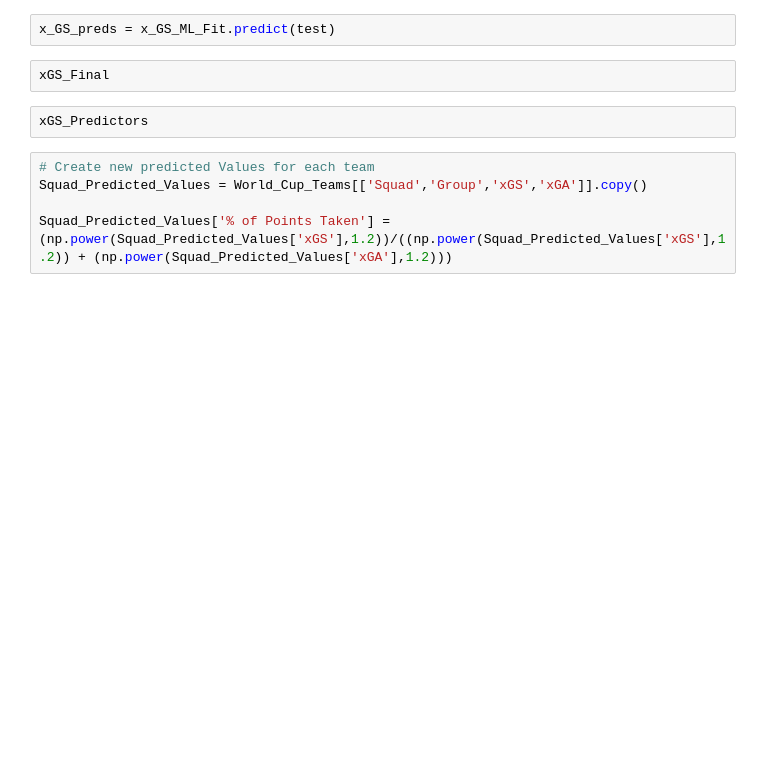
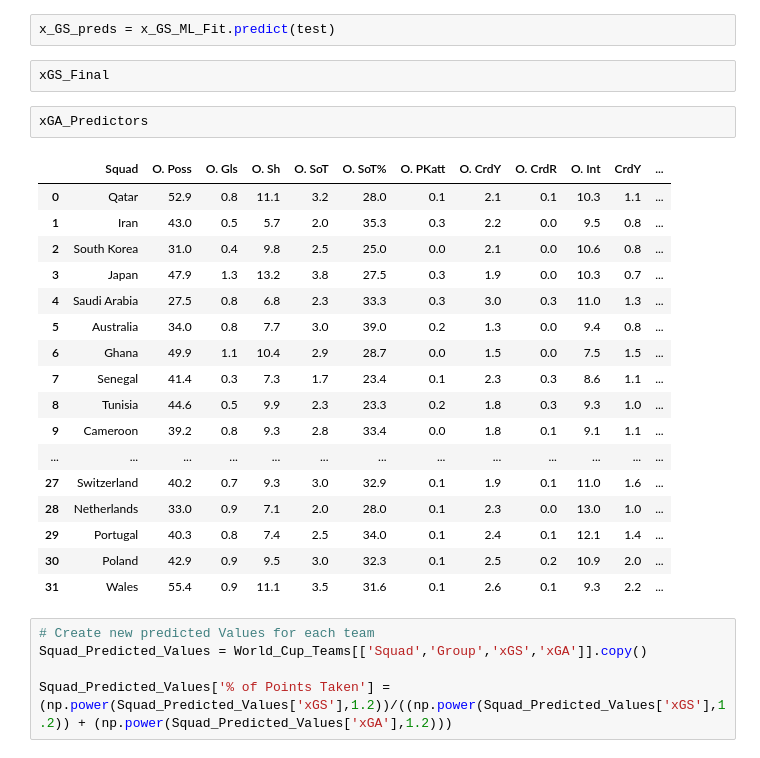
Before and after one commit to matthallman/uofm_data_capstone_worldcup, a Jupyter notebook: ML_Model_Data/Final ML Models.ipynb, the cells around one changed output. Saved outputs shown, nothing was run; the diff lists cells and outputs as text; blank space fills up the shorter version.

```diff
--- a/ML_Model_Data/Final ML Models.ipynb
+++ b/ML_Model_Data/Final ML Models.ipynb
@@ -93,8 +111,26 @@ xGS_Predictors.drop(['Squad'], axis=1).values
 x_GS_preds = x_GS_ML_Fit.predict(test)
 # %%
 xGS_Final
-# %%
-xGS_Predictors
+# %%
+xGA_Predictors
+# %% [output]
+|  | Squad | O. Poss | O. Gls | O. Sh | O. SoT | O. SoT% | O. PKatt | O. CrdY | O. CrdR | O. Int | CrdY | ... |
+| 0 | Qatar | 52.9 | 0.8 | 11.1 | 3.2 | 28.0 | 0.1 | 2.1 | 0.1 | 10.3 | 1.1 | ... |
+| 1 | Iran | 43.0 | 0.5 | 5.7 | 2.0 | 35.3 | 0.3 | 2.2 | 0.0 | 9.5 | 0.8 | ... |
+| 2 | South Korea | 31.0 | 0.4 | 9.8 | 2.5 | 25.0 | 0.0 | 2.1 | 0.0 | 10.6 | 0.8 | ... |
+| 3 | Japan | 47.9 | 1.3 | 13.2 | 3.8 | 27.5 | 0.3 | 1.9 | 0.0 | 10.3 | 0.7 | ... |
+| 4 | Saudi Arabia | 27.5 | 0.8 | 6.8 | 2.3 | 33.3 | 0.3 | 3.0 | 0.3 | 11.0 | 1.3 | ... |
+| 5 | Australia | 34.0 | 0.8 | 7.7 | 3.0 | 39.0 | 0.2 | 1.3 | 0.0 | 9.4 | 0.8 | ... |
+| 6 | Ghana | 49.9 | 1.1 | 10.4 | 2.9 | 28.7 | 0.0 | 1.5 | 0.0 | 7.5 | 1.5 | ... |
+| 7 | Senegal | 41.4 | 0.3 | 7.3 | 1.7 | 23.4 | 0.1 | 2.3 | 0.3 | 8.6 | 1.1 | ... |
+| 8 | Tunisia | 44.6 | 0.5 | 9.9 | 2.3 | 23.3 | 0.2 | 1.8 | 0.3 | 9.3 | 1.0 | ... |
+| 9 | Cameroon | 39.2 | 0.8 | 9.3 | 2.8 | 33.4 | 0.0 | 1.8 | 0.1 | 9.1 | 1.1 | ... |
+| ... | ... | ... | ... | ... | ... | ... | ... | ... | ... | ... | ... | ... |
+| 27 | Switzerland | 40.2 | 0.7 | 9.3 | 3.0 | 32.9 | 0.1 | 1.9 | 0.1 | 11.0 | 1.6 | ... |
+| 28 | Netherlands | 33.0 | 0.9 | 7.1 | 2.0 | 28.0 | 0.1 | 2.3 | 0.0 | 13.0 | 1.0 | ... |
+| 29 | Portugal | 40.3 | 0.8 | 7.4 | 2.5 | 34.0 | 0.1 | 2.4 | 0.1 | 12.1 | 1.4 | ... |
+| 30 | Poland | 42.9 | 0.9 | 9.5 | 3.0 | 32.3 | 0.1 | 2.5 | 0.2 | 10.9 | 2.0 | ... |
+| 31 | Wales | 55.4 | 0.9 | 11.1 | 3.5 | 31.6 | 0.1 | 2.6 | 0.1 | 9.3 | 2.2 | ... |
 # %%
 # Create new predicted Values for each team
 Squad_Predicted_Values = World_Cup_Teams[['Squad','Group','xGS','xGA']].copy()
```
Also changed, not shown: parts of 2 cells of this notebook, 4 other files.
